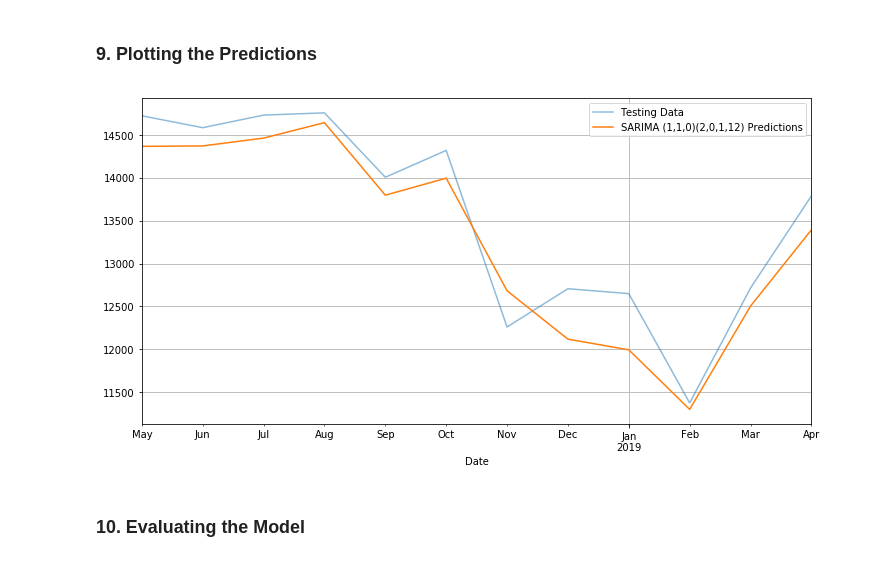
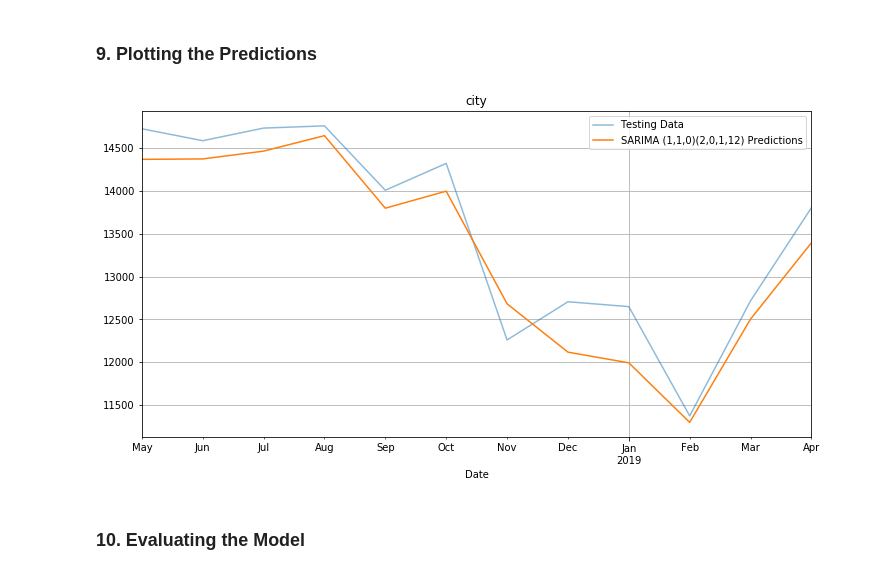
Before and after one commit to emunozlorenzo/DataCopCrimePrediction, a Jupyter notebook: notebooks/01_SARIMA.ipynb, the cells around one changed output. Drawn from its saved outputs; the diff is of its cells as text; code cells hidden in the pictures.

```diff
--- a/notebooks/01_SARIMA.ipynb
+++ b/notebooks/01_SARIMA.ipynb
@@ -185,10 +195,11 @@ preds = results.predict(start=start,end=end,typ='levels').rename('SARIMA (1,1,0)
 # %%
 test['city'].plot(figsize=(12,6),legend=True,alpha=0.5,label='Testing Data')
 preds.plot(legend=True,alpha=1)
 plt.grid(True)
-plt.xlabel('Date');
+plt.xlabel('Date')
+plt.title('city');
 # %% [output]
-[figure, old version]
+[figure, new version]
 # %% [markdown]
 ### 10. Evaluating the Model <a id='10'></a>
 # %%
```
Also changed, not shown: parts of 10 cells of this notebook, 12 other files.
